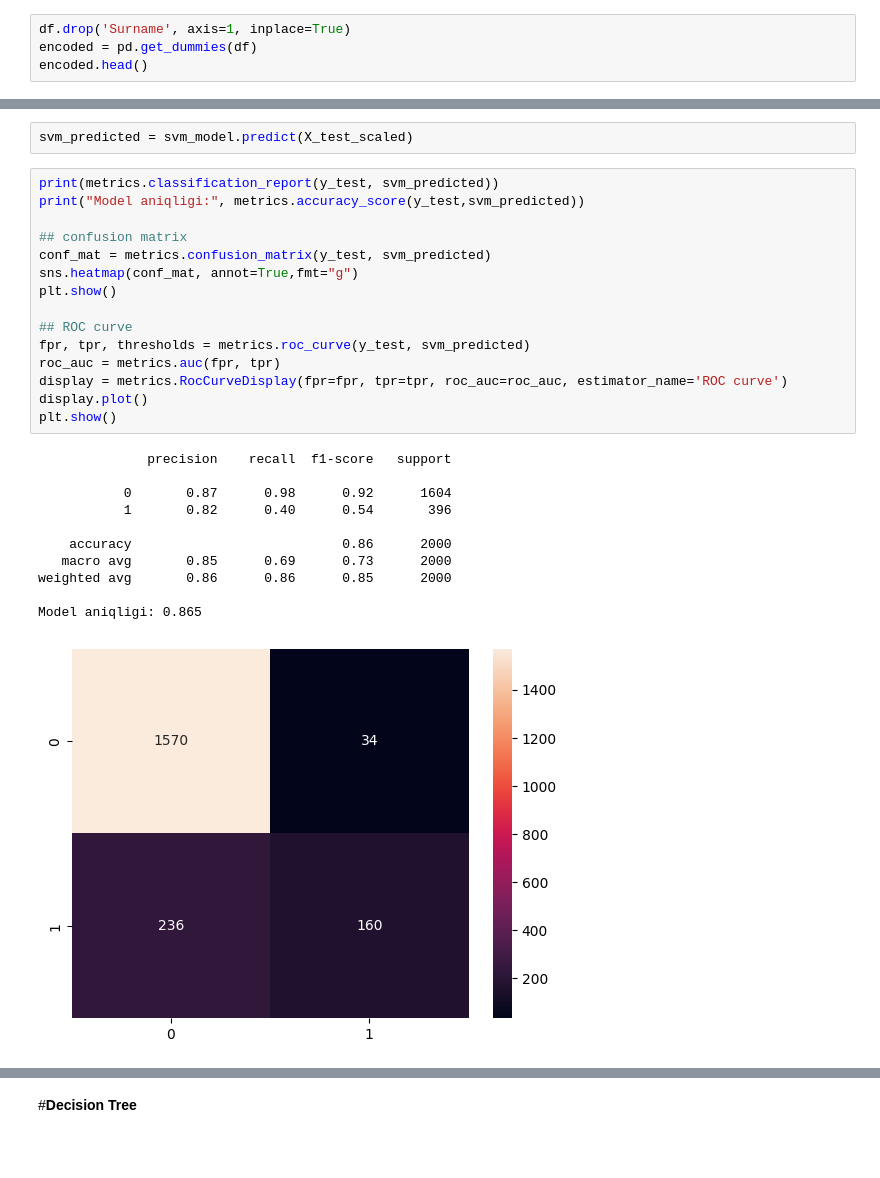
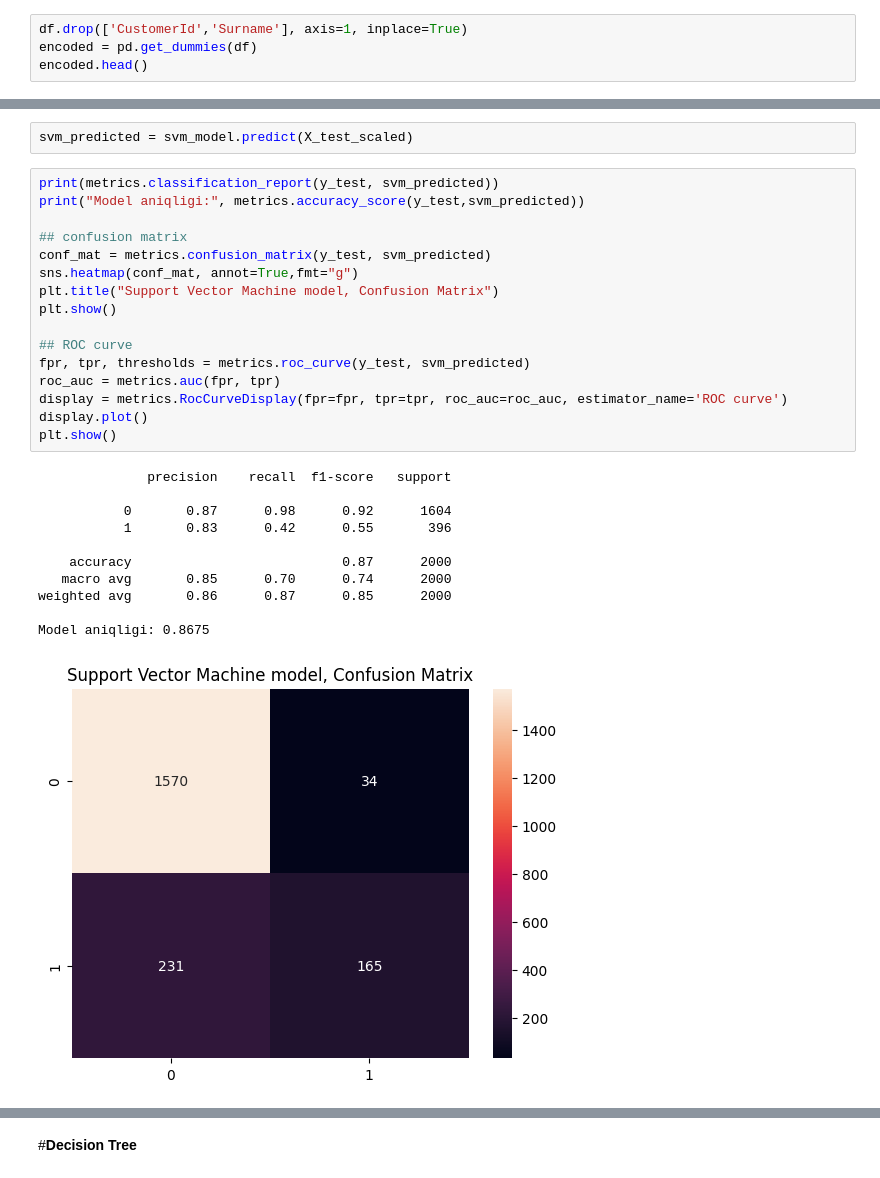
Before and after one commit to JahongirFozilovich/Data-Science-practice, a Jupyter notebook: Bank_customer_churn.ipynb, the cells around one changed output, grey strips where cells are left out. Drawn from its saved outputs; the diff is of its cells as text; blank space fills up the shorter version.

```diff
--- a/Bank_customer_churn.ipynb
+++ b/Bank_customer_churn.ipynb
@@ -184,7 +212,7 @@ df.corrwith(df['Exited'], numeric_only=True).abs().sort_values(ascending=False)
 | CustomerId | 0.006248 |
 dtype: float64
 # %%
-df.drop('Surname', axis=1, inplace=True)
+df.drop(['CustomerId','Surname'], axis=1, inplace=True)
 encoded = pd.get_dummies(df)
 encoded.head()
 # %% [output]
@@ -258,27 +287,28 @@ svm_predicted = svm_model.predict(X_test_scaled)
 # %%
 print(metrics.classification_report(y_test, svm_predicted))
 print("Model aniqligi:", metrics.accuracy_score(y_test,svm_predicted))
 
 ## confusion matrix
 conf_mat = metrics.confusion_matrix(y_test, svm_predicted)
 sns.heatmap(conf_mat, annot=True,fmt="g")
+plt.title("Support Vector Machine model, Confusion Matrix")
 plt.show()
 
 ## ROC curve
 fpr, tpr, thresholds = metrics.roc_curve(y_test, svm_predicted)
 roc_auc = metrics.auc(fpr, tpr)
 display = metrics.RocCurveDisplay(fpr=fpr, tpr=tpr, roc_auc=roc_auc, estimator_name='ROC curve')
 display.plot()
 plt.show()
 # %% [output]
               precision    recall  f1-score   support
 
            0       0.87      0.98      0.92      1604
-           1       0.82      0.40      0.54       396
+           1       0.83      0.42      0.55       396
 
-    accuracy                           0.86      2000
-   macro avg       0.85      0.69      0.73      2000
-weighted avg       0.86      0.86      0.85      2000
+    accuracy                           0.87      2000
+   macro avg       0.85      0.70      0.74      2000
+weighted avg       0.86      0.87      0.85      2000
 
-Model aniqligi: 0.865
+Model aniqligi: 0.8675
-[figure, old version]
+[figure, new version]
```
Also changed, not shown: parts of 18 cells of this notebook.
